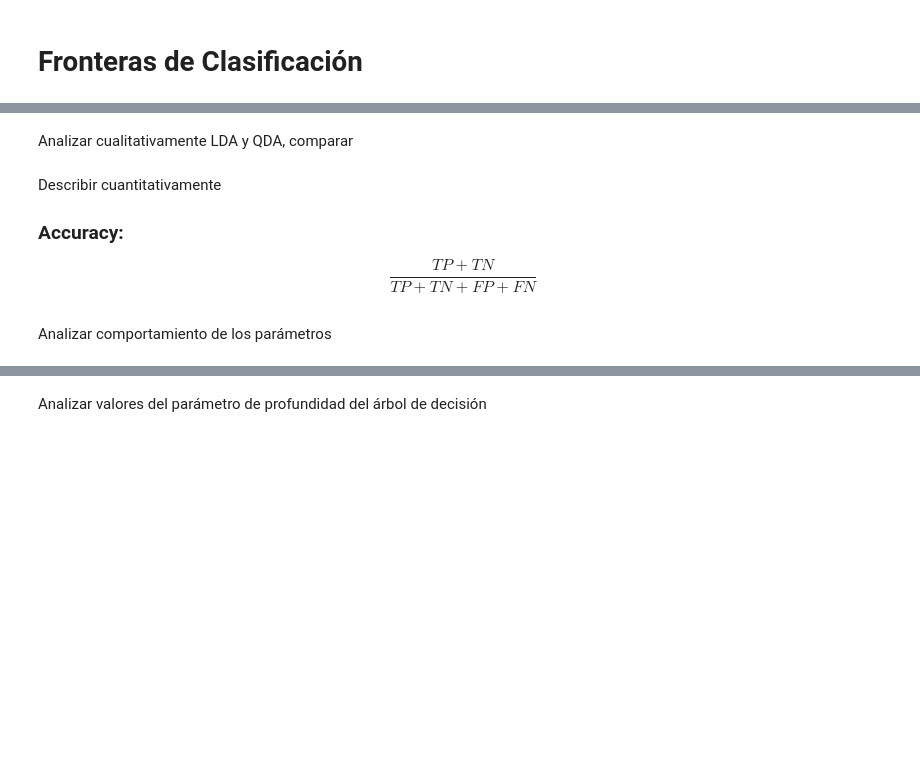
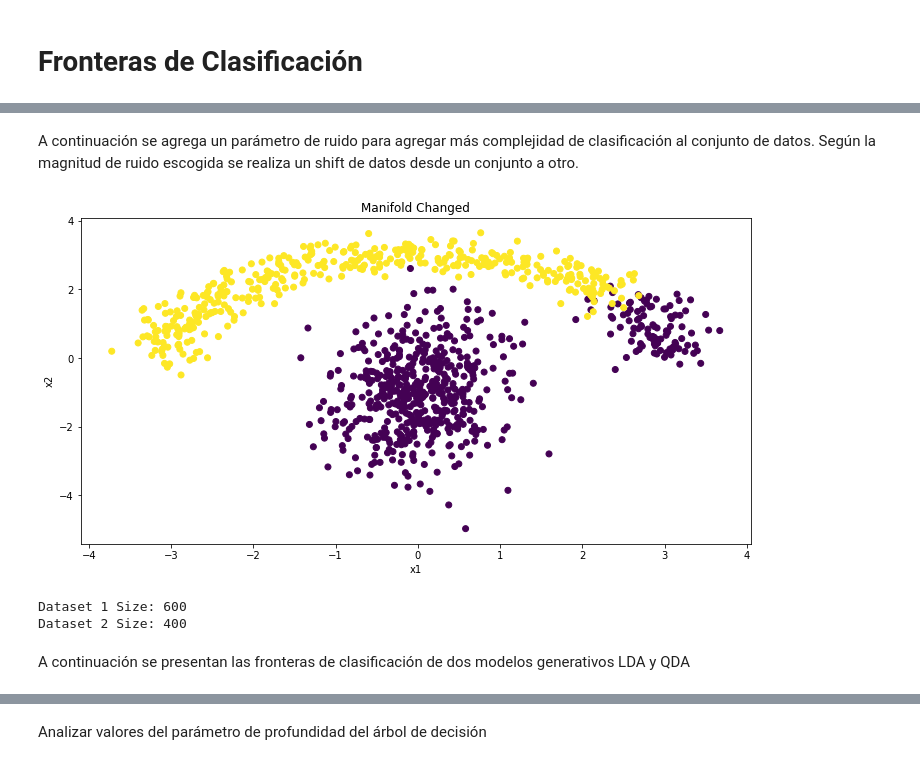
Before and after one commit to sebastian-aranda/machine_learning_utfsm, a Jupyter notebook: tarea2/Tarea 2.ipynb, the cells around one changed output, grey strips where cells are left out. Drawn from its saved outputs; the diff is of its cells as text; code cells hidden in the pictures; blank space fills up the shorter version.

```diff
--- a/tarea2/Tarea 2.ipynb
+++ b/tarea2/Tarea 2.ipynb
@@ -47,20 +61,29 @@ Se altera la "etiqueta" de los datos agregando ruido al set de datos.
+# %% [markdown]
+A continuación se agrega un parámetro de ruido para agregar más complejidad de clasificación al conjunto de datos. Según la magnitud de ruido escogida se realiza un shift de datos desde un conjunto a otro.
 # %%
 X = np.concatenate((datos1, datos2), axis=0)
 #y = [i%2 for i in range(len(datos1)+len(datos2))] #No linear separable
 
 n = 100 #Noise
 y1 = np.zeros(datos1.shape[0]+n)
 y2 = np.ones(datos2.shape[0]-n)
 y = np.concatenate((y1,y2),axis=0)
 
 plt.figure(figsize=(12,6))
 plt.scatter(X[:,0],X[:,1], c=y)
 plt.title("Manifold Changed")
+plt.xlabel('x1')
+plt.ylabel('x2')
 plt.show()
 
-print "X Shape:", X.shape
+print "Dataset 1 Size:", len(y1)
+print "Dataset 2 Size:", len(y2)
+# %% [output]
+[figure, added]
+Dataset 1 Size: 600
+Dataset 2 Size: 400
-# %% [markdown]
-Analizar cualitativamente LDA y QDA, comparar
+# %% [markdown]
+A continuación se presentan las fronteras de clasificación de dos modelos generativos LDA y QDA
 # %%
 import matplotlib.pyplot as plt
 from ipywidgets import interactive
@@ -109,9 +139,0 @@ interactive(visualize_border_interactive_noise,noise=(0,499),model_name="LDA")
-# %% [markdown]
-Describir cuantitativamente
-
-### Accuracy:
-\begin{equation}
-\frac{TP+TN}{TP+TN+FP+FN}
-\end{equation}
-# %% [markdown]
-Analizar comportamiento de los parámetros
```
Also changed, not shown: parts of 31 cells of this notebook, 1 other file.
